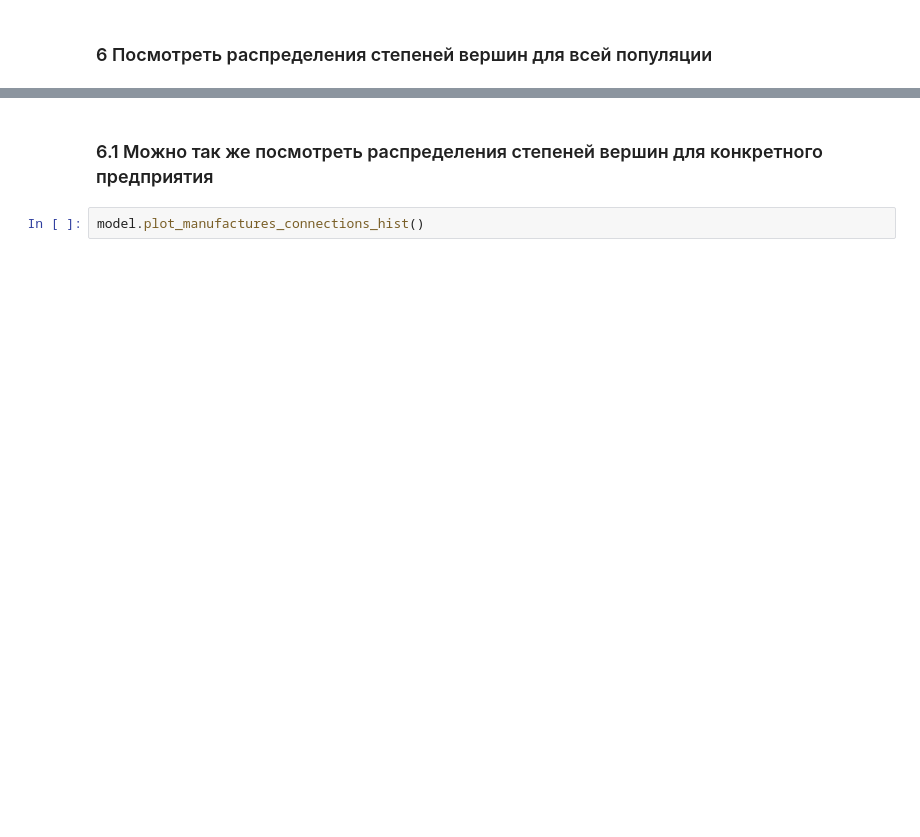
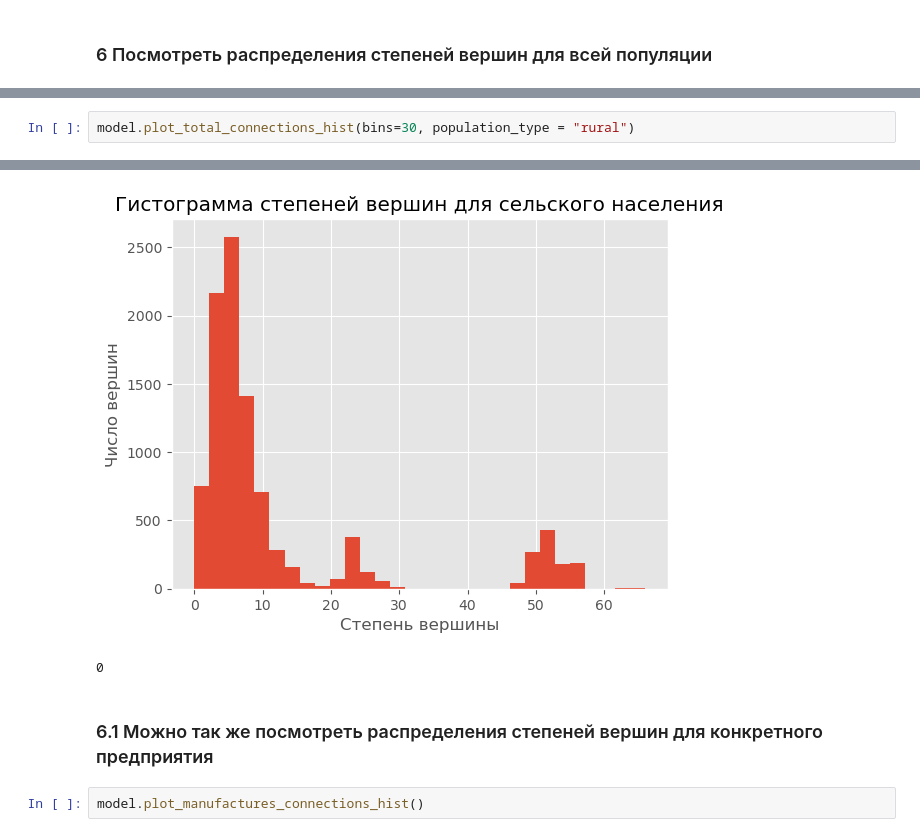
Before and after one commit to MaximKiryakin/Diploma, a Jupyter notebook: diploma.ipynb, the cells around one changed output, grey strips where cells are left out. Cells and saved outputs as stored; diff of their text form; blank space fills up the shorter version.

```diff
--- a/diploma.ipynb
+++ b/diploma.ipynb
@@ -155 +181,4 @@ model.plot_total_connections_hist(bins=30)
 0
+# %%
+model.plot_total_connections_hist(bins=30, population_type = "rural")
+# %% [output]
@@ -156,3 +187,5 @@ model.plot_total_connections_hist(bins=30)
+[figure, added]
+0
 # %% [markdown]
 ### 6.1 Можно так же посмотреть распределения степеней вершин для конкретного предприятия
 # %%
```
Also changed, not shown: parts of 27 cells of this notebook, 1 other file.
